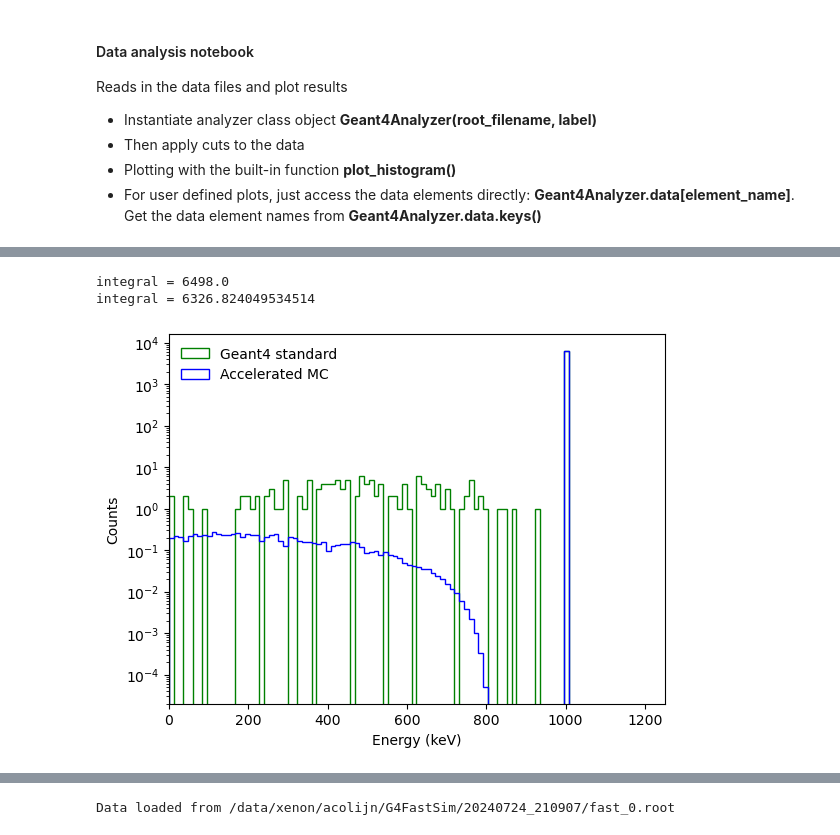
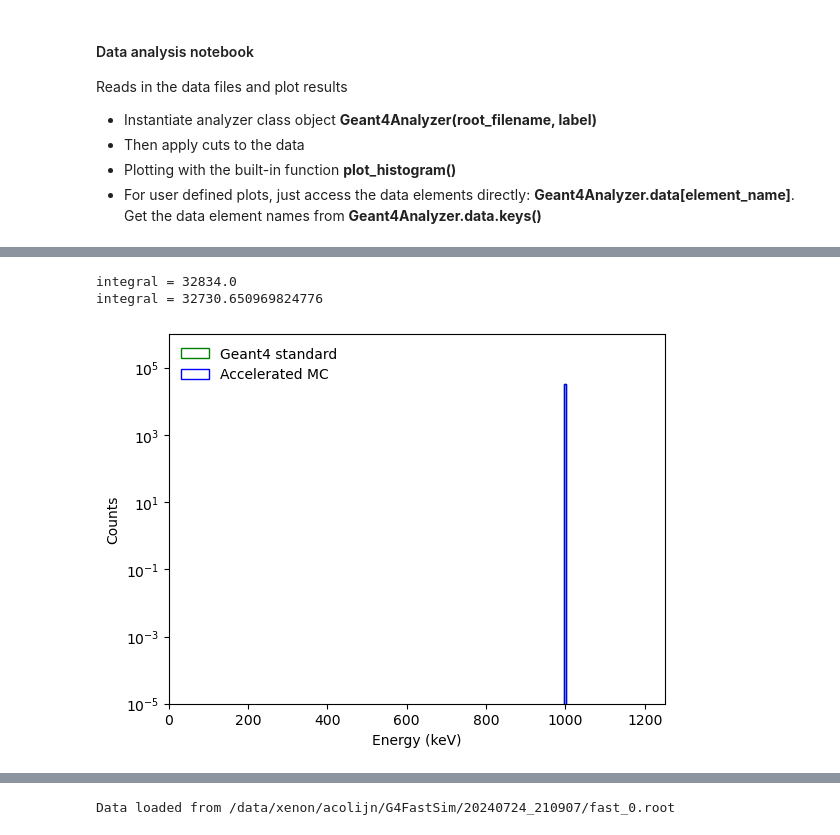
Before and after one commit to acolijn/G4FastSim, a Jupyter notebook: analysis/analysis.ipynb, the cells around one changed output, grey strips where cells are left out. Cells and saved outputs as stored; diff of their text form; code cells hidden in the pictures.

```diff
--- a/analysis/analysis.ipynb
+++ b/analysis/analysis.ipynb
@@ -21,9 +23,17 @@ display(manager.display_all_runs(include_deleted=False))
 # %%
 # cut on the global event variables
-cut = lambda data: (data['ncomp'] + data['nphot'] == 1) & (data['type'] == 0) & (data['e'] < 1200.)
+cut = lambda data: (data['ncomp'] + data['nphot'] == 1) & (data['type'] == 0) & (data['e'] < 1200.) & (data['nclus'] == 1)
+#cut = lambda data: (data['type'] == 0) & (data['e'] < 1200.) & (data['nclus'] == 1)
+
 # additional cuts on the clusters
-cut_hit = lambda data: (data['r'] < 1050.) & (np.abs(data['zh']) < 1050.)
+cut_hit = lambda data: (data['r'] < 1000.) & (np.abs(data['zh']) < 1000.)
 
 std = Geant4Analyzer("run_01", label="Geant4 standard", first_only=False)
 std.preprocess_data(cut=cut, cut_hit=cut_hit)
+
+fast = Geant4Analyzer("run_02", label="Accelerated MC", first_only=False)
+fast.preprocess_data(cut=cut, cut_hit=cut_hit)
+
+#fast2 = Geant4Analyzer("run_03", label="Accelerated MC", first_only=False)
+#fast2.preprocess_data(cut=cut, cut_hit=cut_hit)
 # %% [output]
@@ -32,14 +56,0 @@ Data loaded from 1 files
-# %%
-# cut on the global event variables
-cut = lambda data: (data['ncomp'] + data['nphot'] == 1) & (data['type'] == 0) & (data['e'] < 1200.)
-# additional cuts on the clusters
-cut_hit = lambda data: (data['r'] < 1050.) & (np.abs(data['zh']) < 1050.)
-
-std = Geant4Analyzer("run_02", label="Geant4 standard", first_only=False)
-std.preprocess_data(cut=cut, cut_hit=cut_hit)
-
-fast = Geant4Analyzer("run_01", label="Accelerated MC", first_only=False)
-fast.preprocess_data(cut=cut, cut_hit=cut_hit)
-
-fast2 = Geant4Analyzer("run_03", label="Accelerated MC", first_only=False)
-fast2.preprocess_data(cut=cut, cut_hit=cut_hit)
@@ -64,15 +57,15 @@ Data loaded from 10 files
 # %%
-nbin = 250
+nbin = 500
 ax = std.plot_histogram('eh', bins=nbin, range=(-1500,1500), show=False)
 ax = fast.plot_histogram('eh', bins=nbin, ax=ax, range=(-1500,1500), show=False)
 
 plt.yscale('log')
-#plt.ylim(1e1, 1e4)
+plt.ylim(1e-5, 1e6)
 plt.xlim(0, 1250)
 
 plt.legend(frameon=False)
 plt.show()
 # %% [output]
-integral = 6498.0
-integral = 6326.824049534514
+integral = 32834.0
+integral = 32730.650969824776
-[figure, old version]
+[figure, new version]
```
Also changed, not shown: parts of 13 cells of this notebook, 7 other files.
